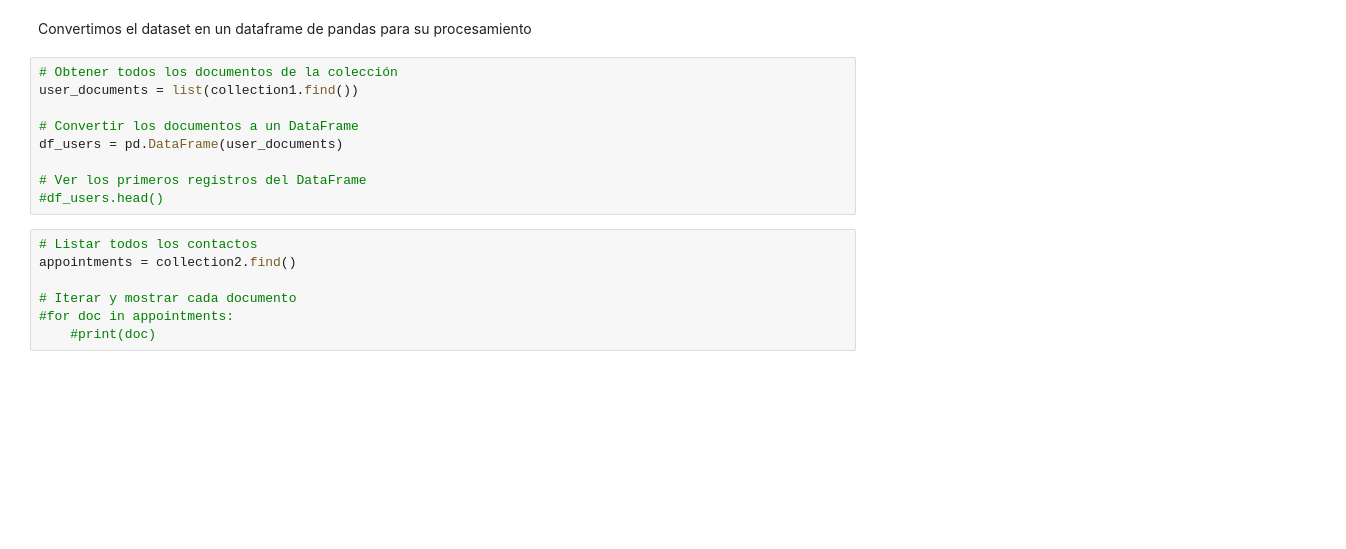
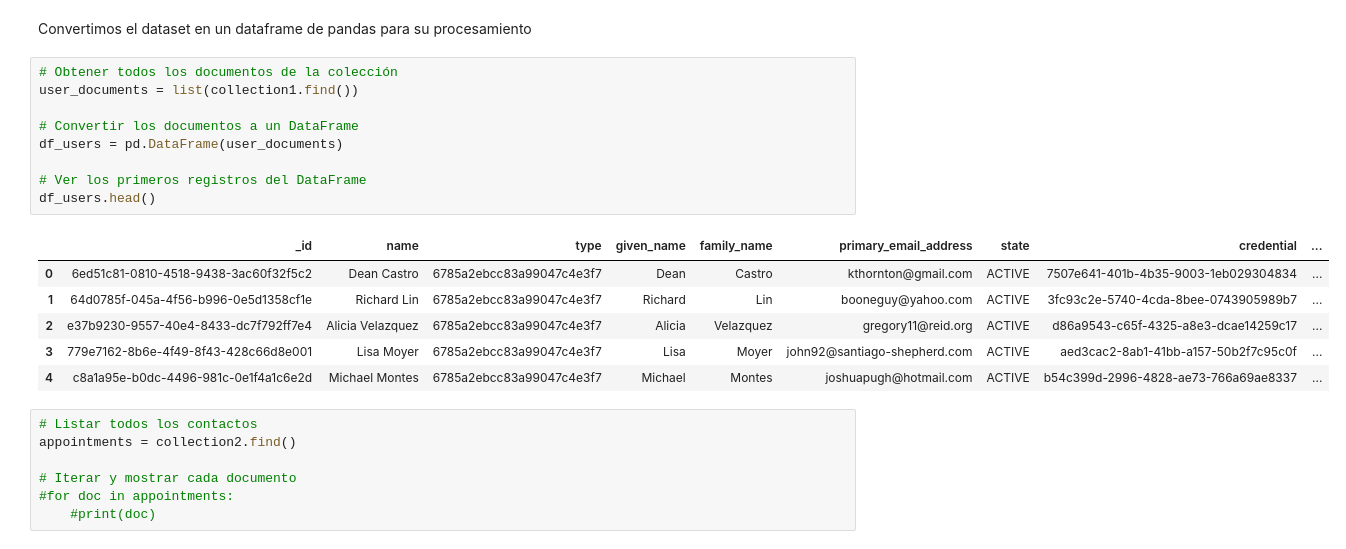
Before and after one commit to jorge210488/DentalRainMaker, a Jupyter notebook: dental_data_pipeline/mongodb_connection.ipynb, the cells around one changed output. Drawn from its saved outputs; the diff is of its cells as text; blank space fills up the shorter version.

```diff
--- a/dental_data_pipeline/mongodb_connection.ipynb
+++ b/dental_data_pipeline/mongodb_connection.ipynb
@@ -56,12 +56,19 @@ Convertimos el dataset en un dataframe de pandas para su procesamiento
 # %%
 # Obtener todos los documentos de la colección
 user_documents = list(collection1.find())
 
 # Convertir los documentos a un DataFrame
 df_users = pd.DataFrame(user_documents)
 
 # Ver los primeros registros del DataFrame
-#df_users.head()
+df_users.head()
+# %% [output]
+|  | _id | name | type | given_name | family_name | primary_email_address | state | credential | ... |
+| 0 | 6ed51c81-0810-4518-9438-3ac60f32f5c2 | Dean Castro | 6785a2ebcc83a99047c4e3f7 | Dean | Castro | kthornton@gmail.com | ACTIVE | 7507e641-401b-4b35-9003-1eb029304834 | ... |
+| 1 | 64d0785f-045a-4f56-b996-0e5d1358cf1e | Richard Lin | 6785a2ebcc83a99047c4e3f7 | Richard | Lin | booneguy@yahoo.com | ACTIVE | 3fc93c2e-5740-4cda-8bee-0743905989b7 | ... |
+| 2 | e37b9230-9557-40e4-8433-dc7f792ff7e4 | Alicia Velazquez | 6785a2ebcc83a99047c4e3f7 | Alicia | Velazquez | gregory11@reid.org | ACTIVE | d86a9543-c65f-4325-a8e3-dcae14259c17 | ... |
+| 3 | 779e7162-8b6e-4f49-8f43-428c66d8e001 | Lisa Moyer | 6785a2ebcc83a99047c4e3f7 | Lisa | Moyer | john92@santiago-shepherd.com | ACTIVE | aed3cac2-8ab1-41bb-a157-50b2f7c95c0f | ... |
+| 4 | c8a1a95e-b0dc-4496-981c-0e1f4a1c6e2d | Michael Montes | 6785a2ebcc83a99047c4e3f7 | Michael | Montes | joshuapugh@hotmail.com | ACTIVE | b54c399d-2996-4828-ae73-766a69ae8337 | ... |
 # %%
 # Listar todos los contactos
 appointments = collection2.find()
```
Also changed, not shown: parts of 10 cells of this notebook, 1 other file.
